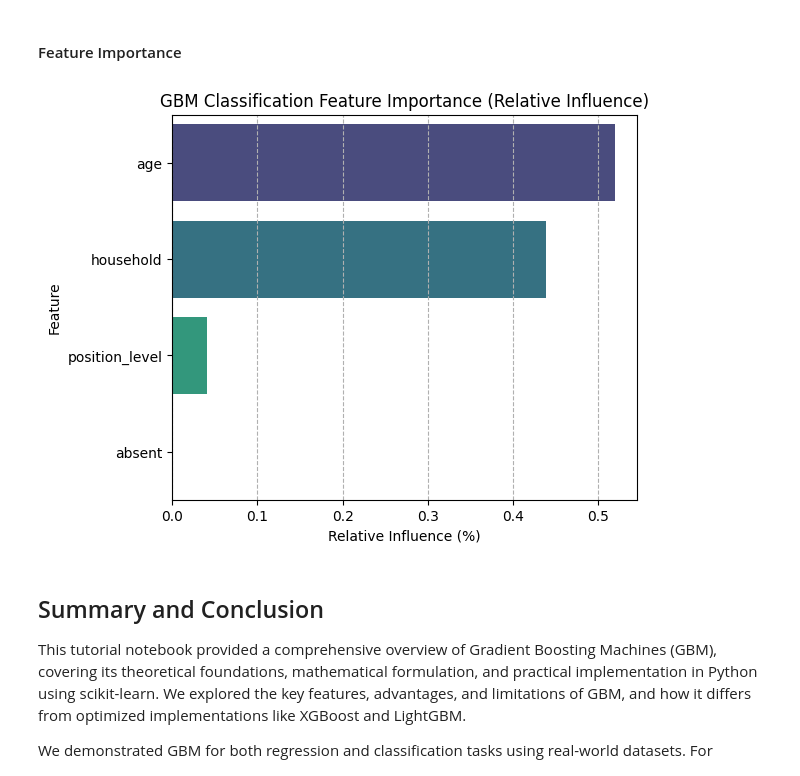
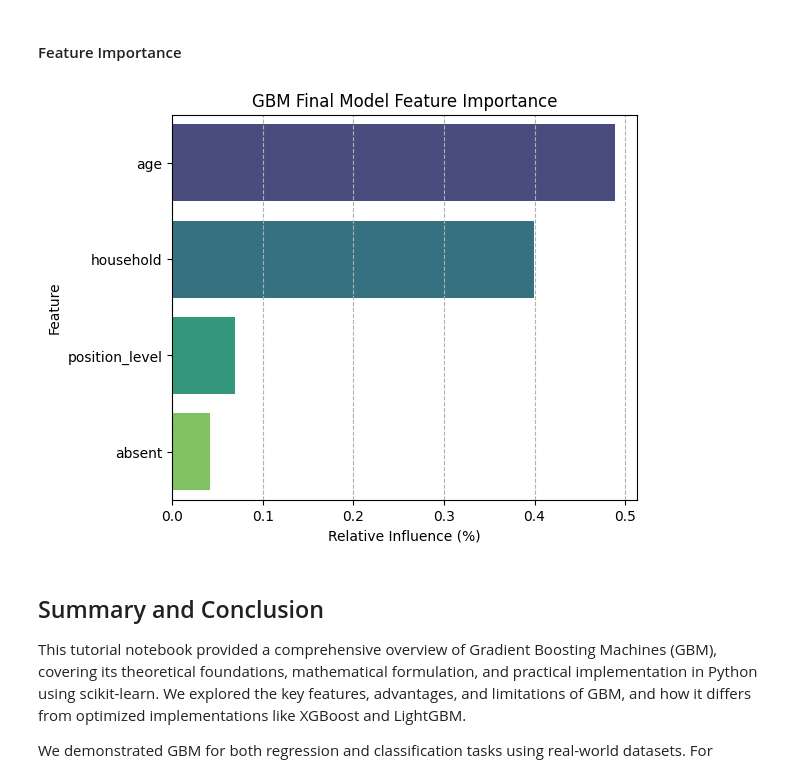
Before and after one commit to zia207/python-colab, a Jupyter notebook: NoteBook/Machine_Learning/Tree_based/03-01-03-01-tree-based-models-gradient-boosted-gbm-python.ipynb, the cells around one changed output. Cells and saved outputs as stored; diff of their text form; code cells hidden in the pictures.

```diff
--- a/NoteBook/Machine_Learning/Tree_based/03-01-03-01-tree-based-models-gradient-boosted-gbm-python.ipynb
+++ b/NoteBook/Machine_Learning/Tree_based/03-01-03-01-tree-based-models-gradient-boosted-gbm-python.ipynb
@@ -783,0 +747,22 @@ Number of trees fitted in the initial model: 100
+# %%
+from sklearn.ensemble import GradientBoostingClassifier
+
+
+# For reproducibility
+np.random.seed(123)
+
+# Train Gradient Boosting Classifier with validation monitoring
+
+gbc_model = GradientBoostingClassifier(
+    n_estimators=500,
+    learning_rate=0.1,
+    max_depth=3,
+    subsample=0.8,                  # Stochastic boosting
+    validation_fraction=0.1,        # Hold out 10% of training data for early stopping
+    n_iter_no_change=10,            # Stop if no improvement in 10 iterations
+    tol=1e-4,                       # Tolerance for early stopping
+    random_state=42
+)
+
+#  the model
+gbc_model.fit(X_train_class, y_train_class)
@@ -925,17 +962,9 @@ Best cross-validation Multi_logloss: nan
 # %% [markdown]
 #### Fit Final Classification Model with Best Parameters
 # %%
-# Fit the final GBM classification model with best parameters from GridSearchCV
-final_model_class = GradientBoostingClassifier(
-    n_estimators=best_params_class['n_estimators'],
-    learning_rate=best_params_class['learning_rate'],
-    max_depth=best_params_class['max_depth'],
-    min_samples_split=best_params_class['min_samples_split'],
-    random_state=123  # For reproducibility
-)
-
-final_model_class.fit(X_train_class, y_train_class)
-
+# Fit Final Model with Best Parameters
+final_model = GradientBoostingClassifier(**random_search.best_params_, random_state=42)
+final_model.fit(X_train_class, y_train_class)
 print("Final GBM Classification Model (Python) fitted.")
 # %% [output]
 Final GBM Classification Model (Python) fitted.
@@ -989,31 +1022,31 @@ Final Model Confusion Matrix:
 # %%
 import matplotlib.pyplot as plt
 import seaborn as sns
 import pandas as pd
 
 # Get feature importance from the final fitted classification model
-feature_importance_class = final_model_class.feature_importances_
+feature_importance_class = final_model.feature_importances_
 
 # Create a DataFrame for plotting
 # Use the column names from X_train_class
 importance_df_class = pd.DataFrame({
     'Feature': X_train_class.columns,
     'Gain': feature_importance_class
 })
 
 # Sort by importance
 importance_df_class = importance_df_class.sort_values('Gain', ascending=False)
 
 # Plot feature importance
 plt.figure(figsize=(6, 5))
 sns.barplot(x='Gain', y='Feature', data=importance_df_class, palette='viridis')
 plt.xlabel("Relative Influence (%)")
 plt.ylabel("Feature")
-plt.title("GBM Classification Feature Importance (Relative Influence)")
+plt.title("GBM Final Model Feature Importance")
 plt.grid(axis='x', linestyle='--')
 plt.show()
 # %% [output]
-[figure, old version]
+[figure, new version]
 # %% [markdown]
 ## Summary and Conclusion
 
```
Also changed, not shown: parts of 41 cells of this notebook.
